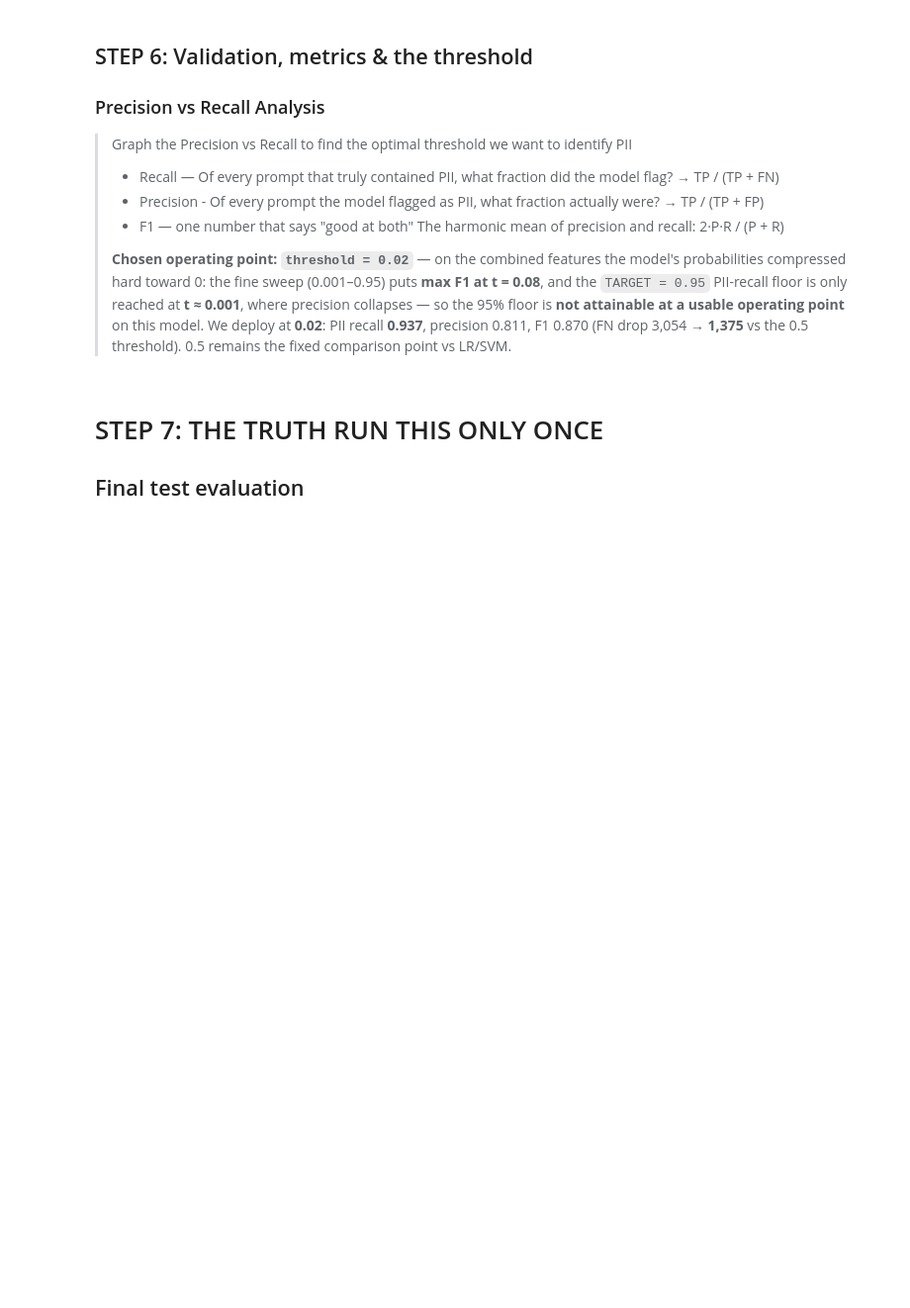
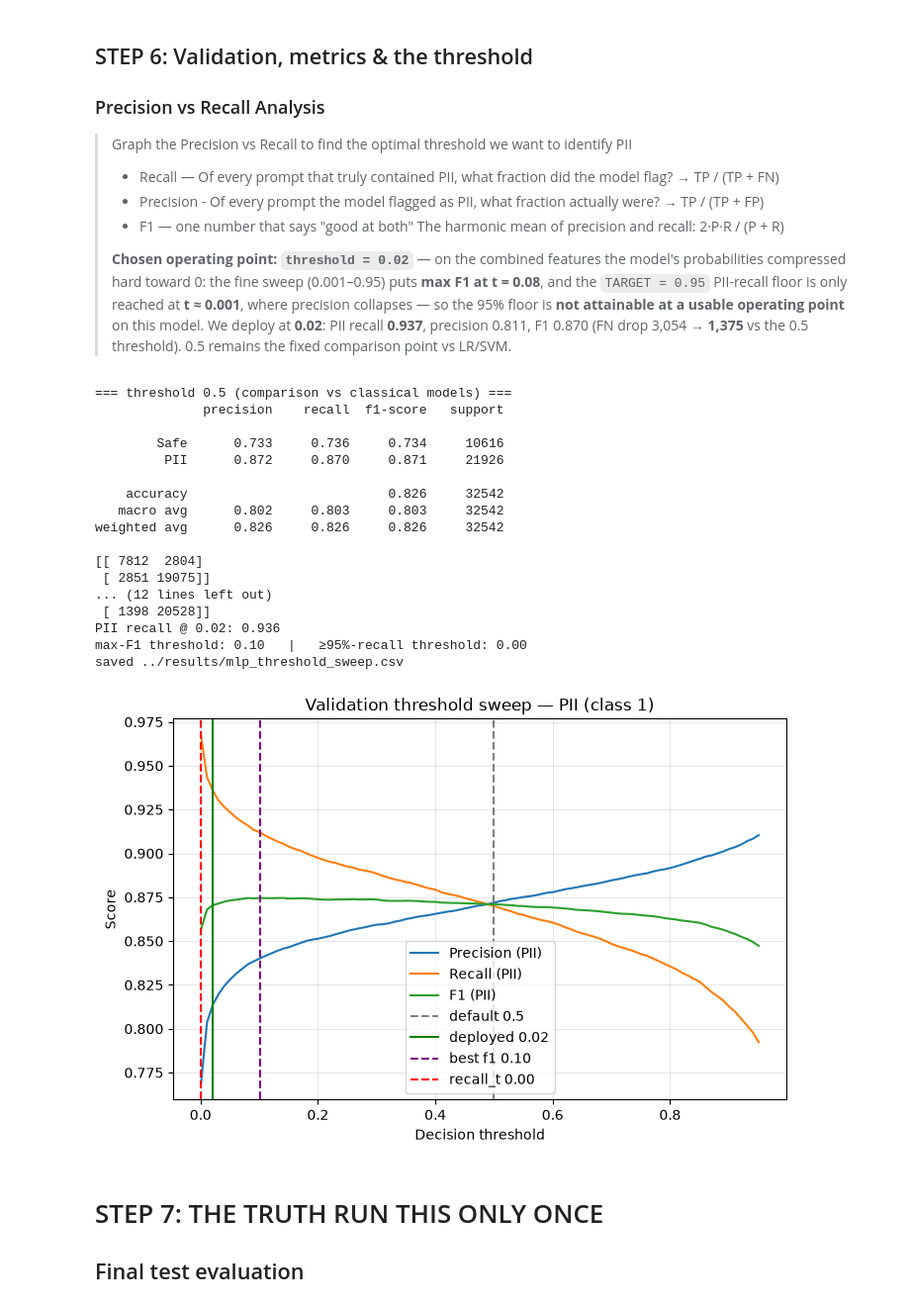
Before and after one commit to Cyber-207/cyber207_specialized_PII_detection_comparison, a Jupyter notebook: notebooks/04_neural_net.ipynb, the cells around one changed output. Shown at 99% size. Saved outputs shown, nothing was run; the diff lists cells and outputs as text; code cells hidden in the pictures; blank space fills up the shorter version.

```diff
--- a/notebooks/04_neural_net.ipynb
+++ b/notebooks/04_neural_net.ipynb
@@ -410,33 +410,57 @@ y_true, probs = get_probs(model, val_loader)
 # sweep a grid from .05 -> .95 every 0.5 save them for the graph and analysis
 thresholds = np.arange(0.001, 0.96, 0.01)
 prec, rec, f1s, missed = [], [], [], []
 for t in thresholds:
     y_pred = (probs >= t).astype(int)
     prec.append(precision_score(y_true, y_pred, pos_label=1, zero_division=0))
     rec.append(  recall_score(y_true, y_pred, pos_label=1) )
     f1s.append(  f1_score(y_true, y_pred, pos_label=1))
     missed.append(((y_true == 1) & (y_pred == 0)).sum())   # false negatives = PII let through
 
 ### Find the best f1 and optimal recal threshold for given TARGET
 best_f1_t = thresholds[np.argmax(f1s)]
 # security-oriented: highest threshold that still hits a recall floor (keeps precision as high as possible)
 TARGET = 0.95
 ok = [t for t, r in zip(thresholds, rec) if r >= TARGET]
 recall_t = max(ok) if ok else thresholds[0]
 print(f"max-F1 threshold: {best_f1_t:.2f}   |   ≥{TARGET:.0%}-recall threshold: {recall_t:.2f}")
 
+# persist the sweep so 06/the write-up can plot the operating-point choice without retraining
+pd.DataFrame({"threshold": thresholds, "precision_pii": prec, "recall_pii": rec,
+              "f1_pii": f1s, "fn": missed}).to_csv(Path("../results/mlp_threshold_sweep.csv"), index=False)
+print("saved ../results/mlp_threshold_sweep.csv")
+
 # 3) plot
 plt.figure(figsize=(8,5))
 plt.plot(thresholds, prec, label="Precision (PII)")
 plt.plot(thresholds, rec,  label="Recall (PII)")
 plt.plot(thresholds, f1s,  label="F1 (PII)")
 plt.axvline(0.5, ls="--", color="gray", label="default 0.5")
 plt.axvline(threshold, ls="-", color="green", label=f"deployed {threshold}")
 plt.axvline(best_f1_t, ls="--", color="purple", label=f"best f1 {best_f1_t:.2f}")
 plt.axvline(recall_t, ls="--", color="red", label=f"recall_t {recall_t:.2f}")
 plt.xlabel("Decision threshold"); plt.ylabel("Score")
 plt.title("Validation threshold sweep — PII (class 1)")
 plt.legend(); plt.grid(alpha=0.3); plt.show()
+# %% [output]
+=== threshold 0.5 (comparison vs classical models) ===
+              precision    recall  f1-score   support
+
+        Safe      0.733     0.736     0.734     10616
+         PII      0.872     0.870     0.871     21926
+
+    accuracy                          0.826     32542
+   macro avg      0.802     0.803     0.803     32542
+weighted avg      0.826     0.826     0.826     32542
+
+[[ 7812  2804]
+ [ 2851 19075]]
+... (12 lines left out)
+ [ 1398 20528]]
+PII recall @ 0.02: 0.936
+max-F1 threshold: 0.10   |   ≥95%-recall threshold: 0.00
+saved ../results/mlp_threshold_sweep.csv
+[figure, added]
 # %% [markdown]
 # STEP 7: THE TRUTH RUN THIS ONLY ONCE
 ## Final test evaluation
```
Also changed, not shown: parts of 10 cells of this notebook, 29 other files.
